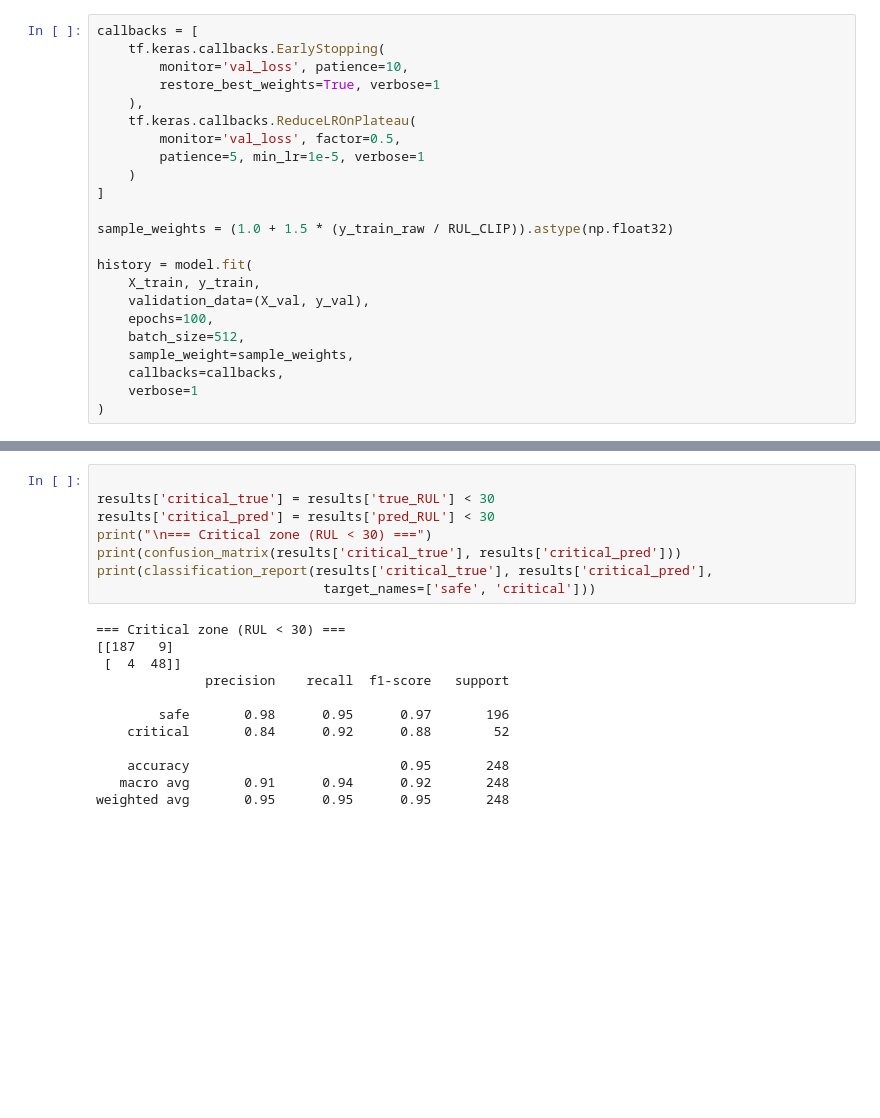
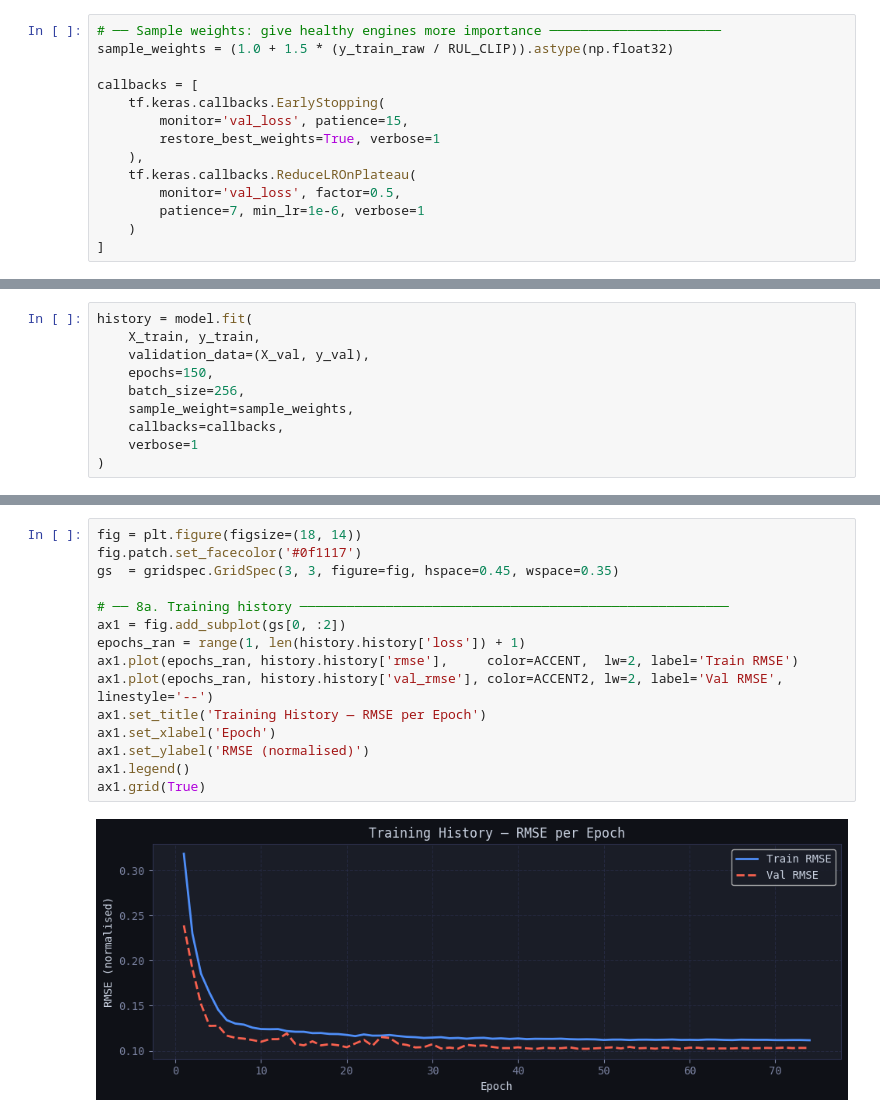
Before and after one commit to nasim-raj-laskar/Real-Time-Aircraft-Engine-Predictive-Maintenance-System, a Jupyter notebook: test-rul.ipynb, the cells around one changed output, grey strips where cells are left out. Cells and saved outputs as stored; diff of their text form; blank space fills up the shorter version.

```diff
--- a/test-rul.ipynb
+++ b/test-rul.ipynb
@@ -277,25 +274,16 @@ Model: "functional"
  Trainable params: 102,401 (400.00 KB)
  Non-trainable params: 0 (0.00 B)
 # %%
+# ── Sample weights: give healthy engines more importance ──────────────────────
+sample_weights = (1.0 + 1.5 * (y_train_raw / RUL_CLIP)).astype(np.float32)
+
 callbacks = [
     tf.keras.callbacks.EarlyStopping(
-        monitor='val_loss', patience=10,
+        monitor='val_loss', patience=15,
         restore_best_weights=True, verbose=1
     ),
     tf.keras.callbacks.ReduceLROnPlateau(
         monitor='val_loss', factor=0.5,
-        patience=5, min_lr=1e-5, verbose=1
+        patience=7, min_lr=1e-6, verbose=1
     )
 ]
-
-sample_weights = (1.0 + 1.5 * (y_train_raw / RUL_CLIP)).astype(np.float32)
-
-history = model.fit(
-    X_train, y_train,
-    validation_data=(X_val, y_val),
-    epochs=100,
-    batch_size=512,
-    sample_weight=sample_weights,
-    callbacks=callbacks,
-    verbose=1
-)
@@ -321,0 +290,10 @@ Restoring model weights from the end of the best epoch: 33.
+# %%
+history = model.fit(
+    X_train, y_train,
+    validation_data=(X_val, y_val),
+    epochs=150,
+    batch_size=256,
+    sample_weight=sample_weights,
+    callbacks=callbacks,
+    verbose=1
+)
@@ -371,20 +391,17 @@ healthy(90-125)   22.440001    117
-# %%
-
-results['critical_true'] = results['true_RUL'] < 30
-results['critical_pred'] = results['pred_RUL'] < 30
-print("\n=== Critical zone (RUL < 30) ===")
-print(confusion_matrix(results['critical_true'], results['critical_pred']))
-print(classification_report(results['critical_true'], results['critical_pred'],
-                             target_names=['safe', 'critical']))
-# %% [output]
-=== Critical zone (RUL < 30) ===
-[[187   9]
- [  4  48]]
-              precision    recall  f1-score   support
-
-        safe       0.98      0.95      0.97       196
-    critical       0.84      0.92      0.88        52
-
-    accuracy                           0.95       248
-   macro avg       0.91      0.94      0.92       248
-weighted avg       0.95      0.95      0.95       248
+# %%
+fig = plt.figure(figsize=(18, 14))
+fig.patch.set_facecolor('#0f1117')
+gs  = gridspec.GridSpec(3, 3, figure=fig, hspace=0.45, wspace=0.35)
+
+# ── 8a. Training history ───────────────────────────────────────────────────────
+ax1 = fig.add_subplot(gs[0, :2])
+epochs_ran = range(1, len(history.history['loss']) + 1)
+ax1.plot(epochs_ran, history.history['rmse'],     color=ACCENT,  lw=2, label='Train RMSE')
+ax1.plot(epochs_ran, history.history['val_rmse'], color=ACCENT2, lw=2, label='Val RMSE',  linestyle='--')
+ax1.set_title('Training History — RMSE per Epoch')
+ax1.set_xlabel('Epoch')
+ax1.set_ylabel('RMSE (normalised)')
+ax1.legend()
+ax1.grid(True)
+# %% [output]
+[figure, added]
```
Also changed, not shown: parts of 30 cells of this notebook.
